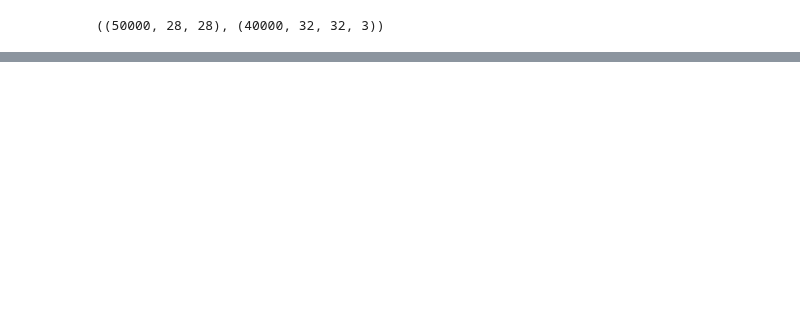
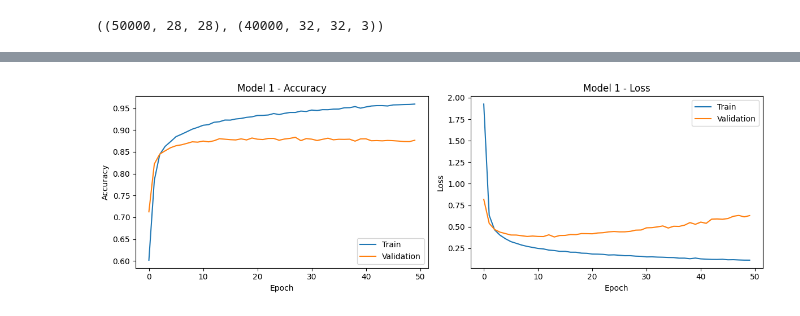
Before and after one commit to olesuv/homeworks-labs, a Jupyter notebook: deep-learning-tools/lab-4/lab-4.ipynb, the cells around one changed output, grey strips where cells are left out. Cells and saved outputs as stored; diff of their text form; code cells hidden in the pictures; blank space fills up the shorter version.

Commit message:
feat: reports + init

```diff
--- a/deep-learning-tools/lab-4/lab-4.ipynb
+++ b/deep-learning-tools/lab-4/lab-4.ipynb
@@ -34,7 +34,7 @@ M_y_val = y_train[-val_size:]
 M_x_train = x_train[:-val_size]
 M_y_train = y_train[:-val_size]
 # %%
-(x_train, y_train), (x_test, y_test) = keras.datasets.cifar10.load_data()
+(x_train, y_train), (x_test, C_y_test) = keras.datasets.cifar10.load_data()
 
 C_x_train = x_train.astype("float32") / 255.0
 C_x_test = x_test.astype("float32") / 255.0
@@ -56,5 +58,5 @@ M_x_train.shape, C_x_train.shape
 # %%
-def train_model(model, epochs=10, batch_size=32):
+def train_model(model, epochs=50, batch_size=256, x_train=M_x_train, y_train=M_y_train, x_val=M_x_val, y_val=M_y_val):
     model.compile(optimizer='adam', loss='sparse_categorical_crossentropy', metrics=['accuracy'])
 
     history = model.fit(x_train, y_train,
@@ -83,12 +85,12 @@ def plot_learning_curve(history, title):
     plt.tight_layout()
     plt.show()
 
-def print_classification_report(model, x, y):
+def print_classification_report(model, x, y, class_names=M_class_names):
     y_pred = model.predict(x)
     y_pred_classes = np.argmax(y_pred, axis=1)
     print(classification_report(y, y_pred_classes, target_names=class_names))
 
-def classify_random_samples(model, x, y, num_samples=20):
+def classify_random_samples(model, x, y, num_samples=20, class_names=M_class_names):
     indices = np.random.choice(len(x), num_samples, replace=False)
     x_samples = x[indices]
     y_samples = y[indices]
@@ -107,3 +109,17 @@ def classify_random_samples(model, x, y, num_samples=20):
         ax.axis('off')
     plt.tight_layout()
     plt.show()
+# %%
+def create_model_1():
+    model = keras.Sequential([
+        layers.Conv2D(8, (3, 3), activation='relu', input_shape=(28, 28, 1)),
+        layers.MaxPooling2D((2, 2)),
+        layers.Conv2D(16, (3, 3), activation='relu'),
+        layers.Flatten(),
+        layers.Dense(16, activation='relu'),
+        layers.Dense(10, activation='softmax')
+    ])
+    return model
+# %%
+model_1 = create_model_1()
+history_1 = train_model(model_1)
@@ -109,0 +144,4 @@ def classify_random_samples(model, x, y, num_samples=20):
+# %%
+plot_learning_curve(history_1, 'Model 1')
+# %% [output]
+[figure, added]
```
Also changed, not shown: parts of 6 cells of this notebook.
